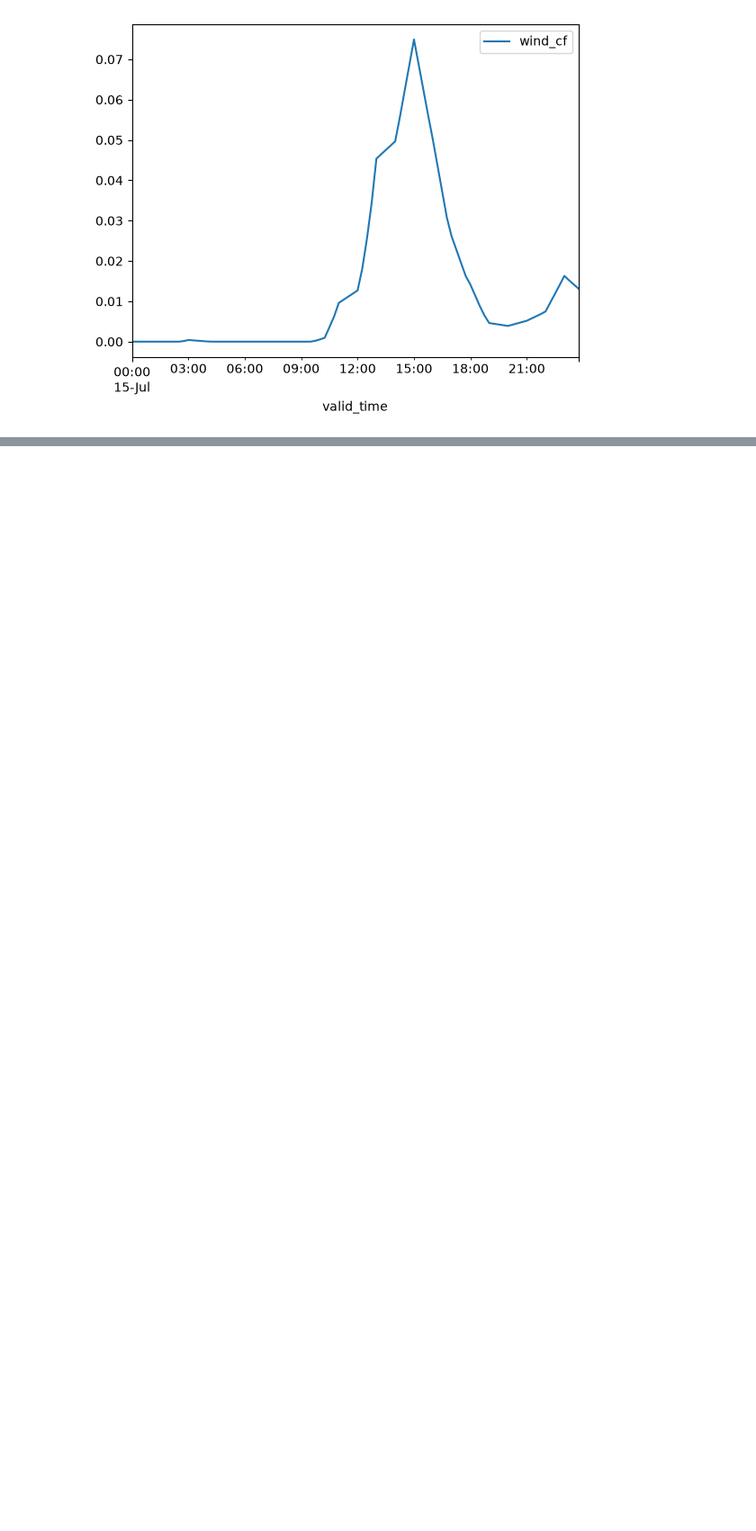
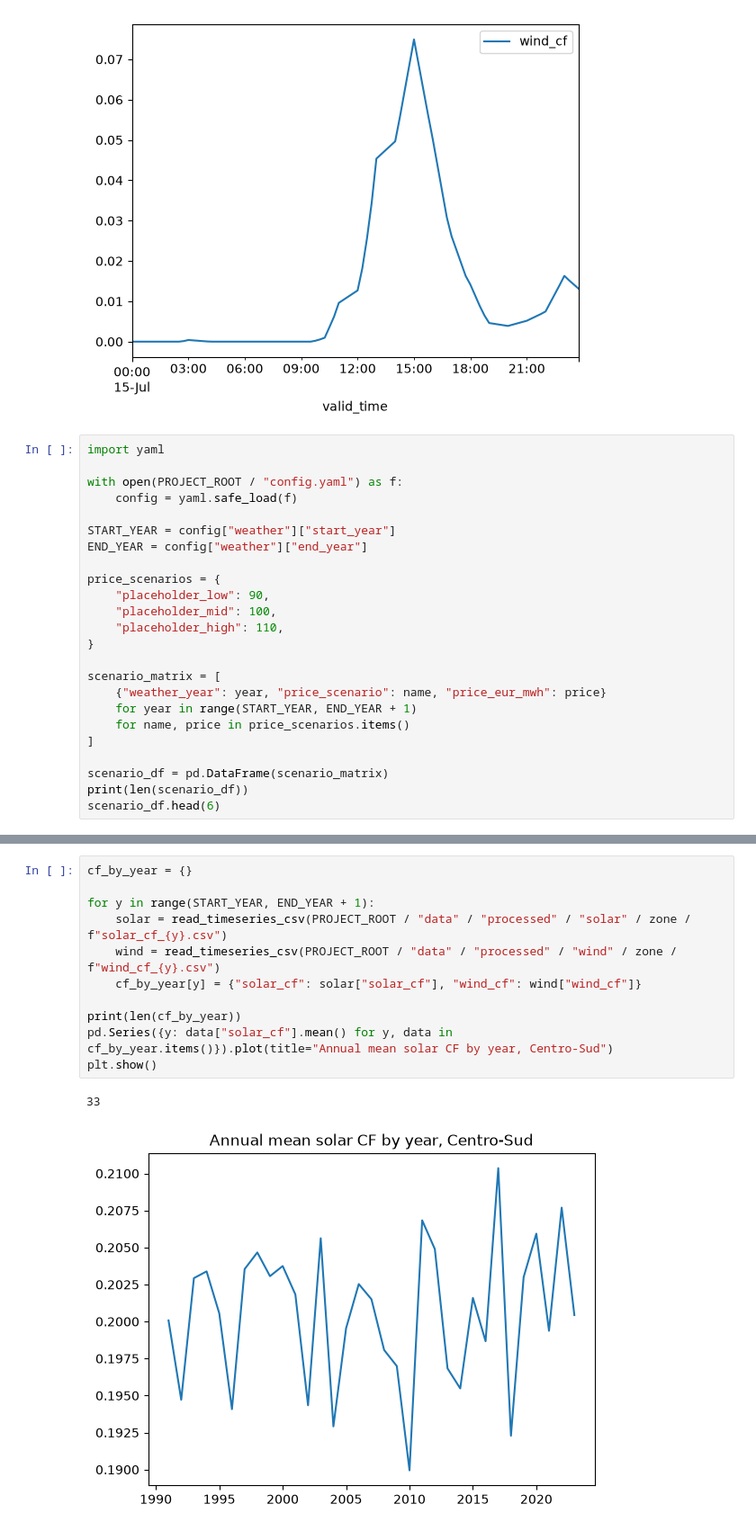
Before and after one commit to SristyKala1/ppa_selection_italy, a Jupyter notebook: notebooks/04_scenarios_setup.ipynb, the cells around one changed output, grey strips where cells are left out. Shown at 90% size. Drawn from its saved outputs; the diff is of its cells as text; blank space fills up the shorter version.

Commit message:
Loaded real 33-year capacity factor data into scenario matrix structure

```diff
--- a/notebooks/04_scenarios_setup.ipynb
+++ b/notebooks/04_scenarios_setup.ipynb
@@ -54,3 +54,27 @@ max          0.983607
 Name: wind_cf, dtype: float64
 [figure]
 [figure]
+# %%
+import yaml
+
+with open(PROJECT_ROOT / "config.yaml") as f:
+    config = yaml.safe_load(f)
+
+START_YEAR = config["weather"]["start_year"]
+END_YEAR = config["weather"]["end_year"]
+
+price_scenarios = {
+    "placeholder_low": 90,
+    "placeholder_mid": 100,
+    "placeholder_high": 110,
+}
+
+scenario_matrix = [
+    {"weather_year": year, "price_scenario": name, "price_eur_mwh": price}
+    for year in range(START_YEAR, END_YEAR + 1)
+    for name, price in price_scenarios.items()
+]
+
+scenario_df = pd.DataFrame(scenario_matrix)
+print(len(scenario_df))
+scenario_df.head(6)
@@ -56,0 +90,14 @@ Name: wind_cf, dtype: float64
+# %%
+cf_by_year = {}
+
+for y in range(START_YEAR, END_YEAR + 1):
+    solar = read_timeseries_csv(PROJECT_ROOT / "data" / "processed" / "solar" / zone / f"solar_cf_{y}.csv")
+    wind = read_timeseries_csv(PROJECT_ROOT / "data" / "processed" / "wind" / zone / f"wind_cf_{y}.csv")
+    cf_by_year[y] = {"solar_cf": solar["solar_cf"], "wind_cf": wind["wind_cf"]}
+
+print(len(cf_by_year))
+pd.Series({y: data["solar_cf"].mean() for y, data in cf_by_year.items()}).plot(title="Annual mean solar CF by year, Centro-Sud")
+plt.show()
+# %% [output]
+33
+[figure, added]
```
Also changed, not shown: parts of 1 cell of this notebook.
